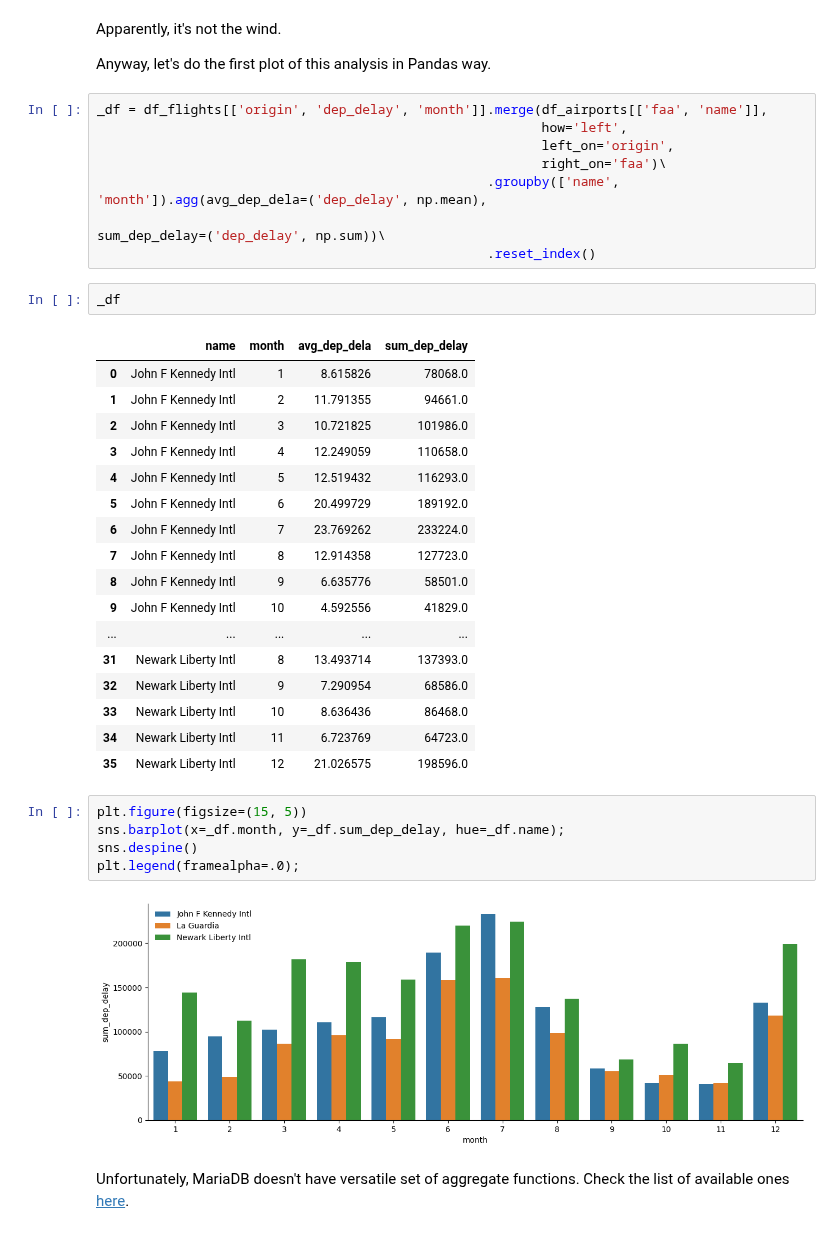
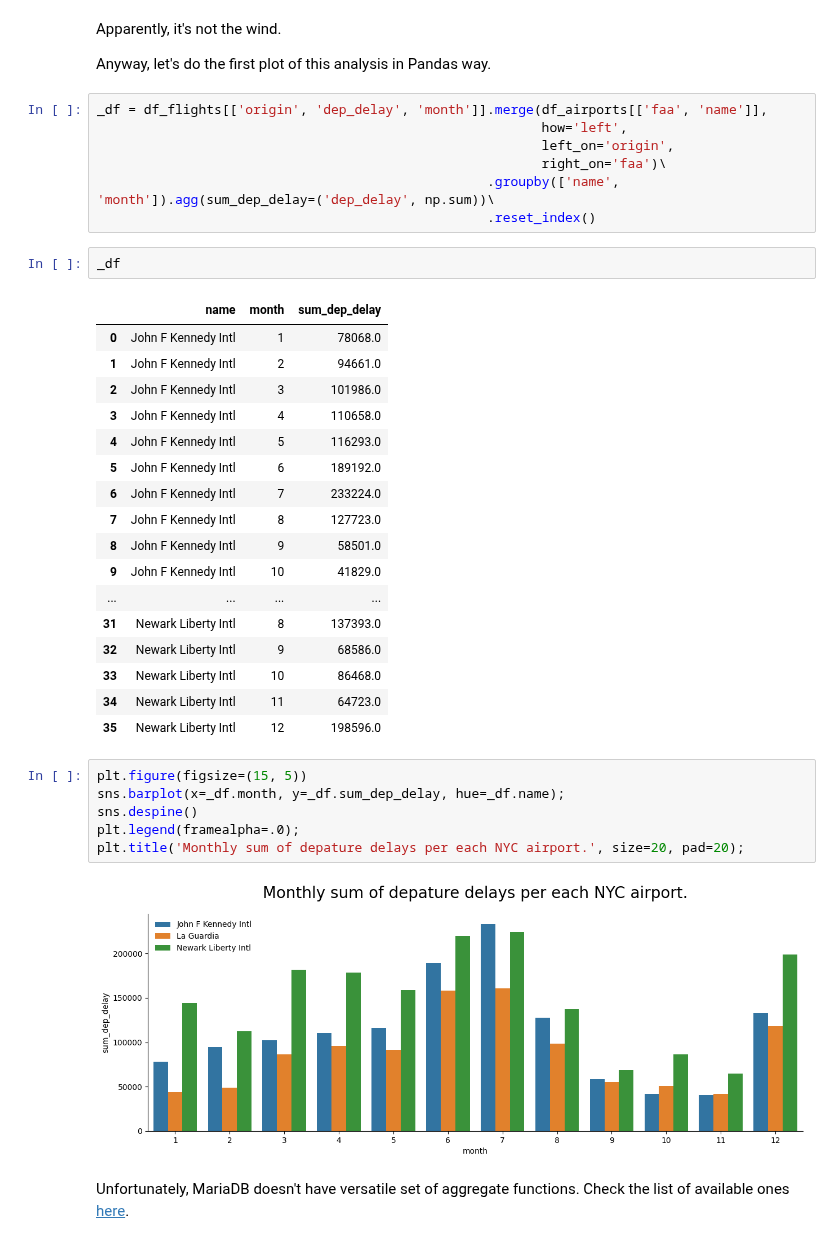
Before and after one commit to datakolektiv/dss03python2023, a Jupyter notebook: session10/dss03_py_session10b.ipynb, the cells around one changed output. Cells and saved outputs as stored; diff of their text form.

```diff
--- a/session10/dss03_py_session10b.ipynb
+++ b/session10/dss03_py_session10b.ipynb
@@ -1786,36 +1787,36 @@ _df = df_flights[['origin', 'dep_delay', 'month']].merge(df_airports[['faa', 'na
                                                          how='left',
                                                          left_on='origin',
                                                          right_on='faa')\
-                                                  .groupby(['name', 'month']).agg(avg_dep_dela=('dep_delay', np.mean),
-                                                                                  sum_dep_delay=('dep_delay', np.sum))\
+                                                  .groupby(['name', 'month']).agg(sum_dep_delay=('dep_delay', np.sum))\
                                                   .reset_index()
 # %%
 _df
 # %% [output]
-|  | name | month | avg_dep_dela | sum_dep_delay |
-| 0 | John F Kennedy Intl | 1 | 8.615826 | 78068.0 |
-| 1 | John F Kennedy Intl | 2 | 11.791355 | 94661.0 |
-| 2 | John F Kennedy Intl | 3 | 10.721825 | 101986.0 |
-| 3 | John F Kennedy Intl | 4 | 12.249059 | 110658.0 |
-| 4 | John F Kennedy Intl | 5 | 12.519432 | 116293.0 |
-| 5 | John F Kennedy Intl | 6 | 20.499729 | 189192.0 |
-| 6 | John F Kennedy Intl | 7 | 23.769262 | 233224.0 |
-| 7 | John F Kennedy Intl | 8 | 12.914358 | 127723.0 |
-| 8 | John F Kennedy Intl | 9 | 6.635776 | 58501.0 |
-| 9 | John F Kennedy Intl | 10 | 4.592556 | 41829.0 |
-| ... | ... | ... | ... | ... |
-| 31 | Newark Liberty Intl | 8 | 13.493714 | 137393.0 |
-| 32 | Newark Liberty Intl | 9 | 7.290954 | 68586.0 |
-| 33 | Newark Liberty Intl | 10 | 8.636436 | 86468.0 |
-| 34 | Newark Liberty Intl | 11 | 6.723769 | 64723.0 |
-| 35 | Newark Liberty Intl | 12 | 21.026575 | 198596.0 |
+|  | name | month | sum_dep_delay |
+| 0 | John F Kennedy Intl | 1 | 78068.0 |
+| 1 | John F Kennedy Intl | 2 | 94661.0 |
+| 2 | John F Kennedy Intl | 3 | 101986.0 |
+| 3 | John F Kennedy Intl | 4 | 110658.0 |
+| 4 | John F Kennedy Intl | 5 | 116293.0 |
+| 5 | John F Kennedy Intl | 6 | 189192.0 |
+| 6 | John F Kennedy Intl | 7 | 233224.0 |
+| 7 | John F Kennedy Intl | 8 | 127723.0 |
+| 8 | John F Kennedy Intl | 9 | 58501.0 |
+| 9 | John F Kennedy Intl | 10 | 41829.0 |
+| ... | ... | ... | ... |
+| 31 | Newark Liberty Intl | 8 | 137393.0 |
+| 32 | Newark Liberty Intl | 9 | 68586.0 |
+| 33 | Newark Liberty Intl | 10 | 86468.0 |
+| 34 | Newark Liberty Intl | 11 | 64723.0 |
+| 35 | Newark Liberty Intl | 12 | 198596.0 |
 # %%
 plt.figure(figsize=(15, 5))
 sns.barplot(x=_df.month, y=_df.sum_dep_delay, hue=_df.name);
 sns.despine()
 plt.legend(framealpha=.0);
+plt.title('Monthly sum of depature delays per each NYC airport.', size=20, pad=20);
 # %% [output]
-[figure, old version]
+[figure, new version]
 # %% [markdown]
 Unfortunately, MariaDB doesn't have versatile set of aggregate functions. Check the list of available ones [here](https://mariadb.com/kb/en/aggregate-functions/).
 # %% [markdown]
```
Also changed, not shown: parts of 4 cells of this notebook, 1 other file.
